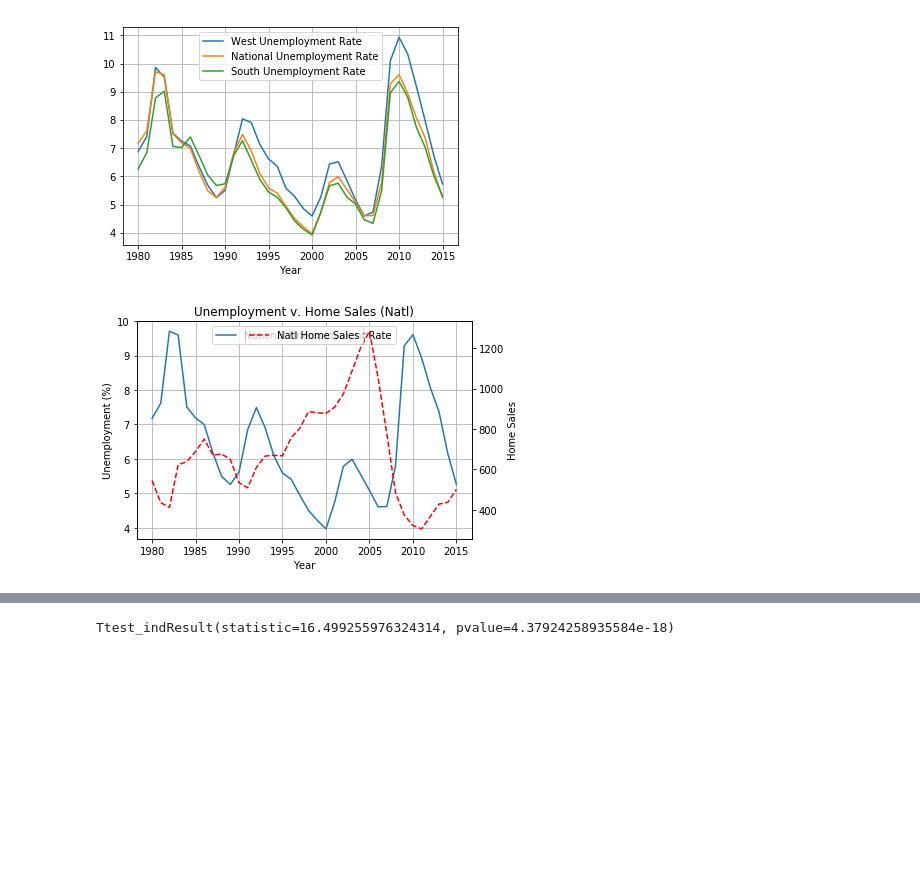
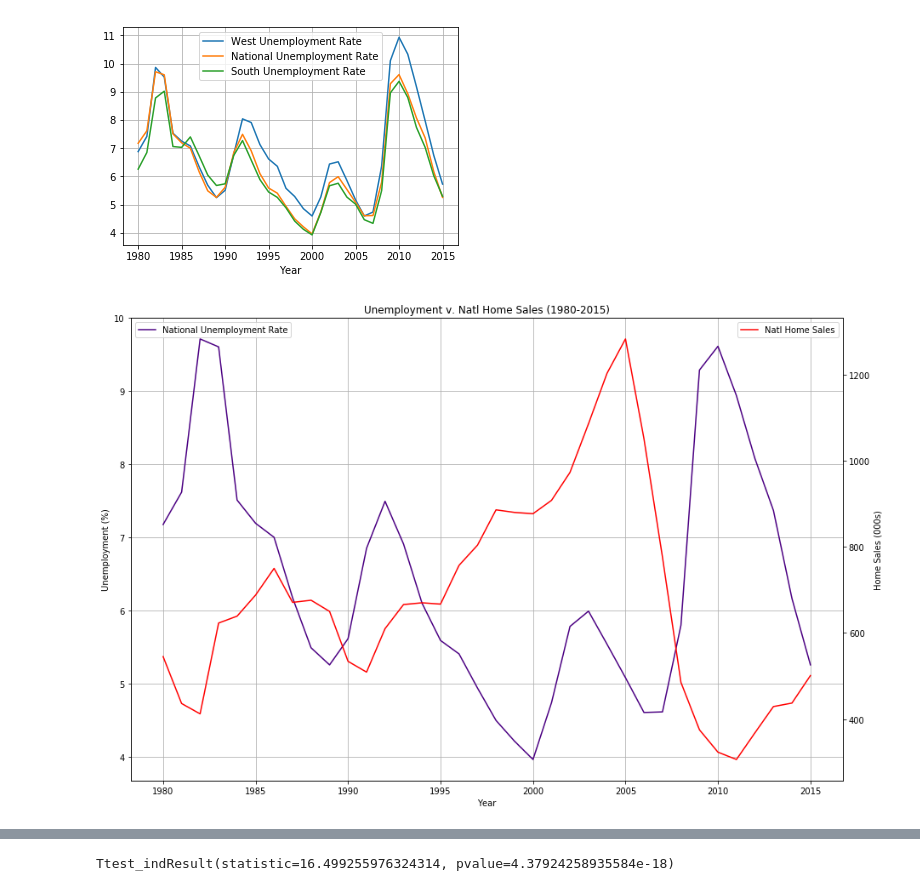
Before and after one commit to CarlosCocuy/ProjectRepo, a Jupyter notebook: data_cleaning.ipynb, the cells around one changed output, grey strips where cells are left out. Cells and saved outputs as stored; diff of their text form; code cells hidden in the pictures; blank space fills up the shorter version.

```diff
--- a/data_cleaning.ipynb
+++ b/data_cleaning.ipynb
@@ -98,24 +97,24 @@ plt.grid()
 # %%
 home_sales=[]
 for sale in ca_fl_unemploy_data["United States"]:
     int_sale=int(sale)
     home_sales.append(int_sale)
-fig, ax1=plt.subplots()
+fig, ax1=plt.subplots(figsize=(15,10))
 x=np.arange(1980,2016)
 n=ca_fl_unemploy_data['National Unemployment Rate']
-ax1.plot(x,n, label="National Unemployment Rate")
+ax1.plot(x,n, color='indigo', label="National Unemployment Rate")
 ax2=ax1.twinx()
-ax2.plot(x,home_sales,color="r",linestyle="--", label='Natl Home Sales')
+ax2.plot(x,home_sales,color="r", label='Natl Home Sales')
 ax1.grid()
-ax1.set_title('Unemployment v. Home Sales (Natl)')
+ax1.set_title('Unemployment v. Natl Home Sales (1980-2015)')
 ax1.set_xlabel('Year')
 ax1.set_ylabel('Unemployment (%)')
-ax2.set_ylabel('Home Sales')
-ax1.legend(loc="best")
-ax2.legend(loc="upper center")
+ax2.set_ylabel('Home Sales (000s)')
+ax1.legend(loc="upper left")
+ax2.legend(loc="upper right")
 plt.savefig('Graph Images/Unemployment_Home_Sales.png')
 # %% [output]
-[figure, old version]
+[figure, new version]
 # %%
 south_sales=[]
 for sale in ca_fl_unemploy_data["South Home Sales"]:
```
Also changed, not shown: parts of 4 cells of this notebook, 3 other files.
